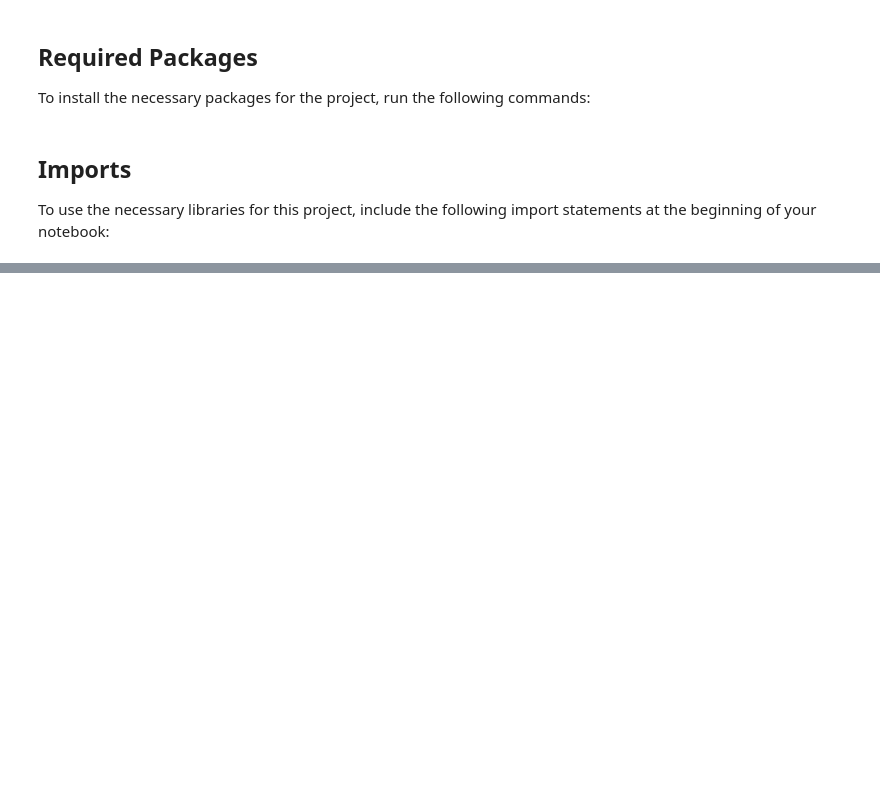
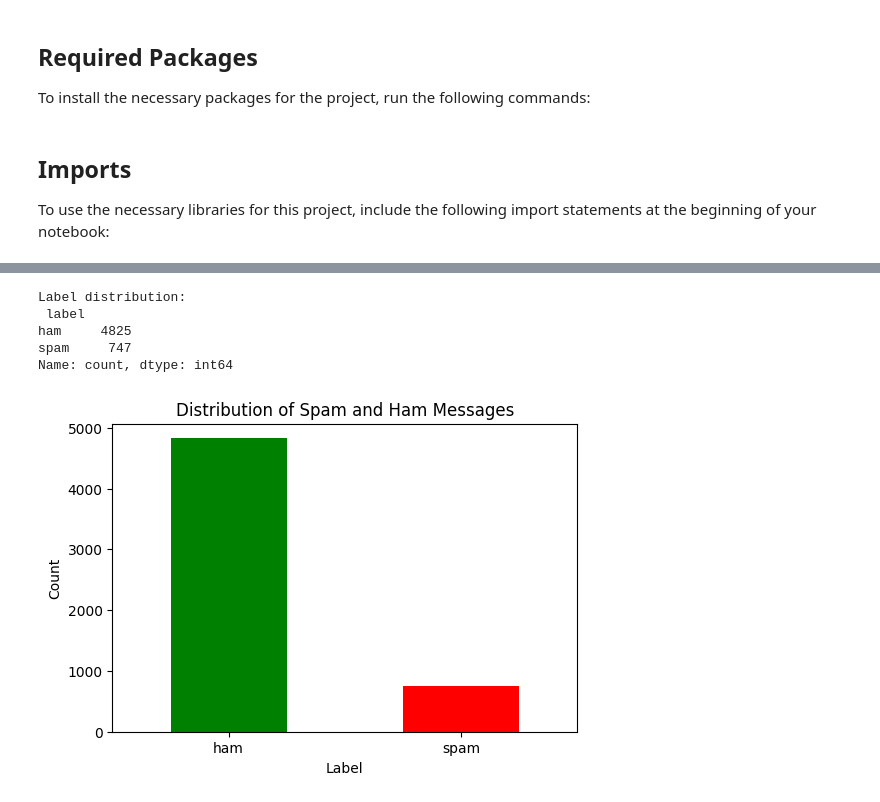
Before and after one commit to EbaAdisu/sms-spam-classifier, a Jupyter notebook: spam_classifier.ipynb, the cells around one changed output, grey strips where cells are left out. Drawn from its saved outputs; the diff is of its cells as text; code cells hidden in the pictures; blank space fills up the shorter version.

```diff
--- a/spam_classifier.ipynb
+++ b/spam_classifier.ipynb
@@ -33,0 +56,4 @@ import matplotlib.pyplot as plt
+# %%
+data = pd.read_csv('spam.csv', encoding='latin-1')
+
+data.head()
@@ -33,0 +77,16 @@ import matplotlib.pyplot as plt
+# %%
+# Remove unnecessary columns
+data = data[['v1', 'v2']]  # Retaining only relevant columns
+
+# Rename the columns for easier access
+data.columns = ['label', 'message']
+
+# Check for missing values
+missing_values = data.isnull().sum()
+print("Missing values in each column:\n", missing_values)
+
+# Normalize the text (lowercase)
+data['message'] = data['message'].str.lower()
+
+# Display the first few rows after preprocessing
+data.head()
@@ -33,0 +113,22 @@ import matplotlib.pyplot as plt
+# %%
+import matplotlib.pyplot as plt
+# Count the number of spam and ham messages
+label_counts = data['label'].value_counts()
+print("Label distribution:\n", label_counts)
+
+# Visualize the distribution using a bar chart
+
+plt.figure(figsize=(6, 4))
+label_counts.plot(kind='bar', color=['green', 'red'])
+plt.title('Distribution of Spam and Ham Messages')
+plt.xlabel('Label')
+plt.ylabel('Count')
+plt.xticks(rotation=0)
+plt.show()
+# %% [output]
+Label distribution:
+ label
+ham     4825
+spam     747
+Name: count, dtype: int64
+[figure, added]
```
Also changed, not shown: parts of 18 cells of this notebook, 3 other files.
